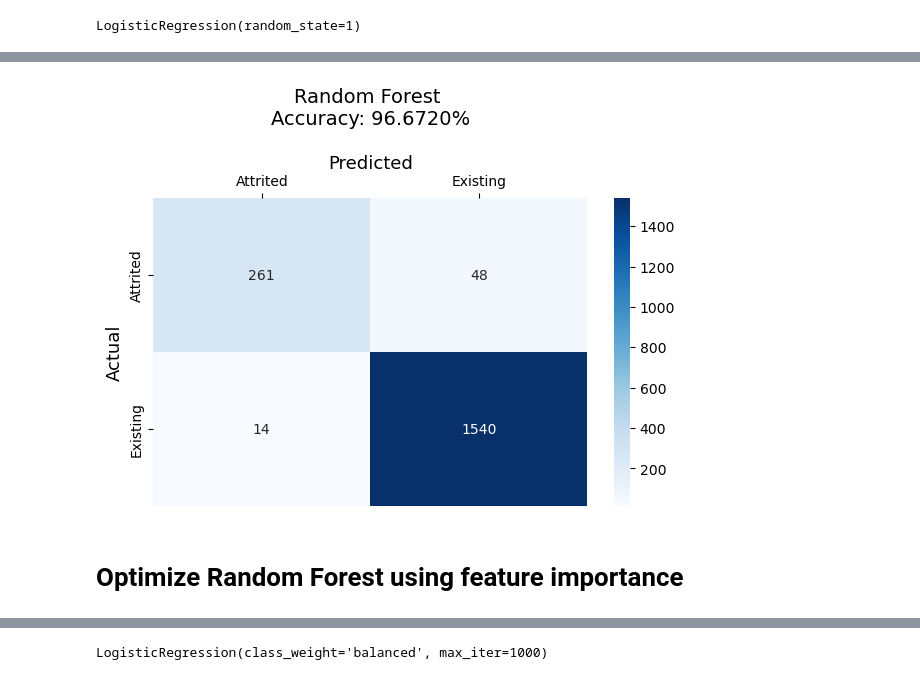
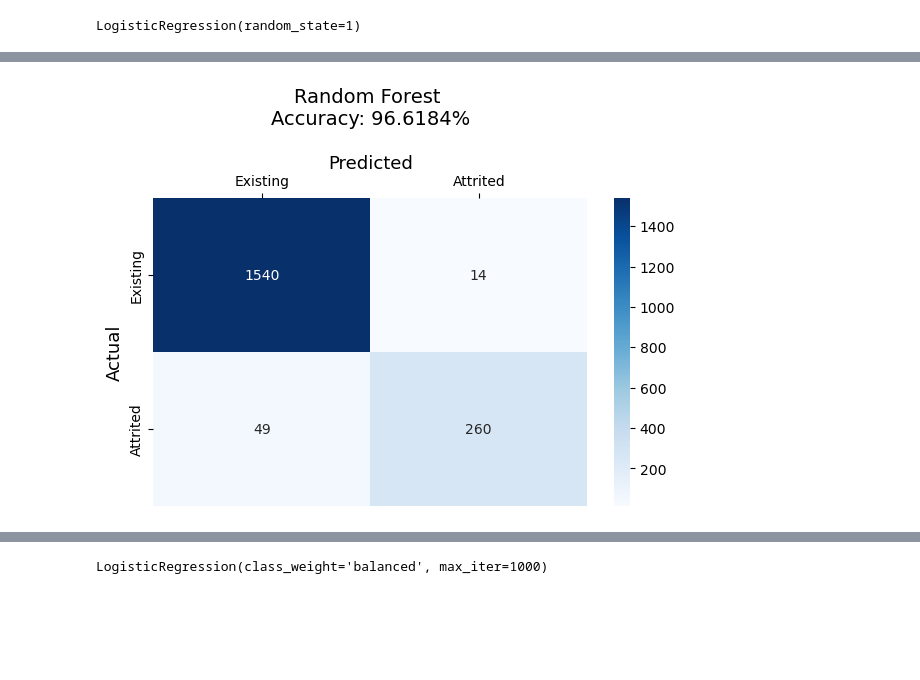
Before and after one commit to hdkronke/cc-customer-attrition-project, a Jupyter notebook: Group_1_Project_4.ipynb, the cells around one changed output, grey strips where cells are left out. Saved outputs shown, nothing was run; the diff lists cells and outputs as text; code cells hidden in the pictures; blank space fills up the shorter version.

```diff
--- a/Group_1_Project_4.ipynb
+++ b/Group_1_Project_4.ipynb
@@ -241,7 +210,7 @@ knn.fit(X_train_scaled, y_train)
 
 # Random Forest
 rf = RandomForestClassifier(n_estimators=500, random_state=78)
-rf.fit(X_train_scaled, y_train)
+rf.fit(X_train, y_train)
 
 # Logistic Regression
 lr = LogisticRegression(solver='lbfgs', random_state=1)
@@ -251,6 +220,6 @@ LogisticRegression(random_state=1)
 # %%
 # Predict the test set results
 y_pred_knn = knn.predict(X_test_scaled)
-y_pred_rf = rf.predict(X_test_scaled)
+y_pred_rf = rf.predict(X_test)
 y_pred_lr = lr.predict(X_test_scaled)
 # %% [markdown]
@@ -321,17 +290,15 @@ Accuracy Score: 0.9667203435319377
 # %%
 # Create confusion matrix for random forest
 rf_cm = confusion_matrix(y_test, y_pred_rf)
 
 # Confusion matrix vizualization
 f, ax = plt.subplots(figsize= (7, 4))
 sns.heatmap(rf_cm, annot=True, fmt='g',
-            cmap='Blues', xticklabels=['Attrited', 'Existing'], yticklabels=['Attrited', 'Existing'])
+            cmap='Blues', xticklabels=['Existing', 'Attrited'], yticklabels=['Existing', 'Attrited'])
 ax.set_title(f'Random Forest \nAccuracy: {rf_acc_score:.4%}\n', fontsize= 14)
 ax.set_ylabel('Actual', fontsize= 13)
 ax.set_xlabel('Predicted', fontsize= 13)
 ax.xaxis.set_ticks_position('top')
 ax.xaxis.set_label_position('top')
 # %% [output]
-[figure, old version]
+[figure, new version]
-# %% [markdown]
-# Optimize Random Forest using feature importance
```
Also changed, not shown: parts of 55 cells of this notebook.
